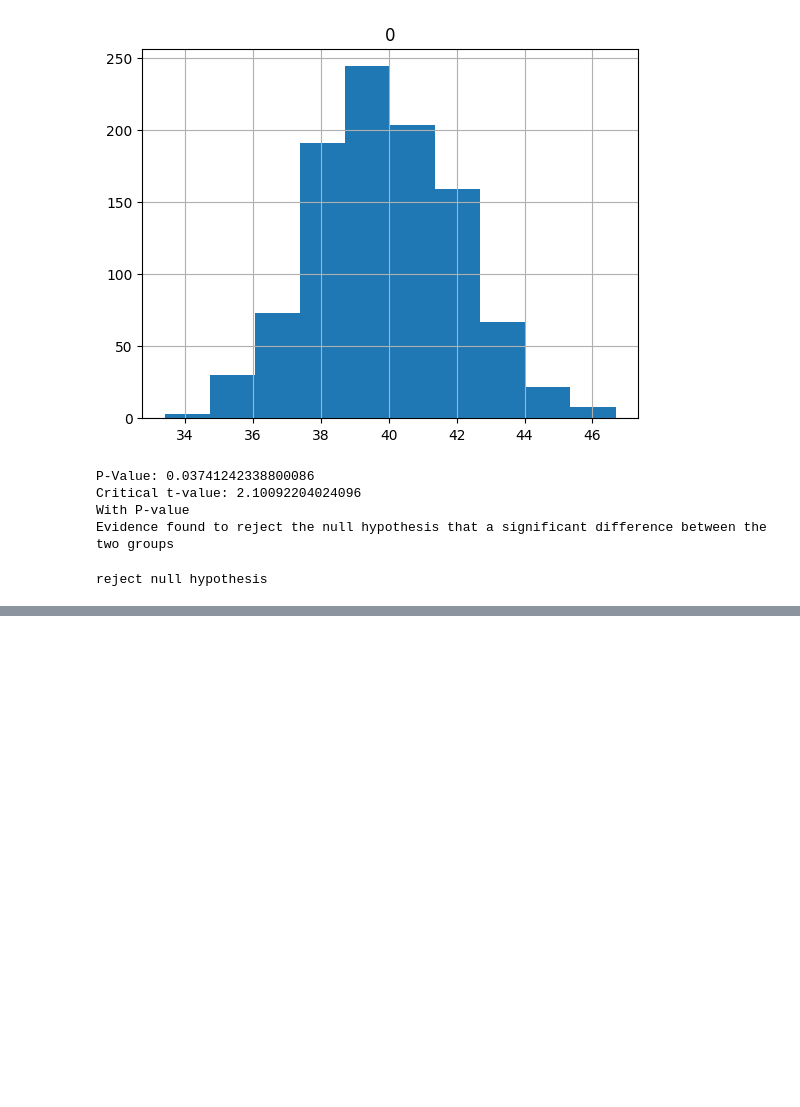
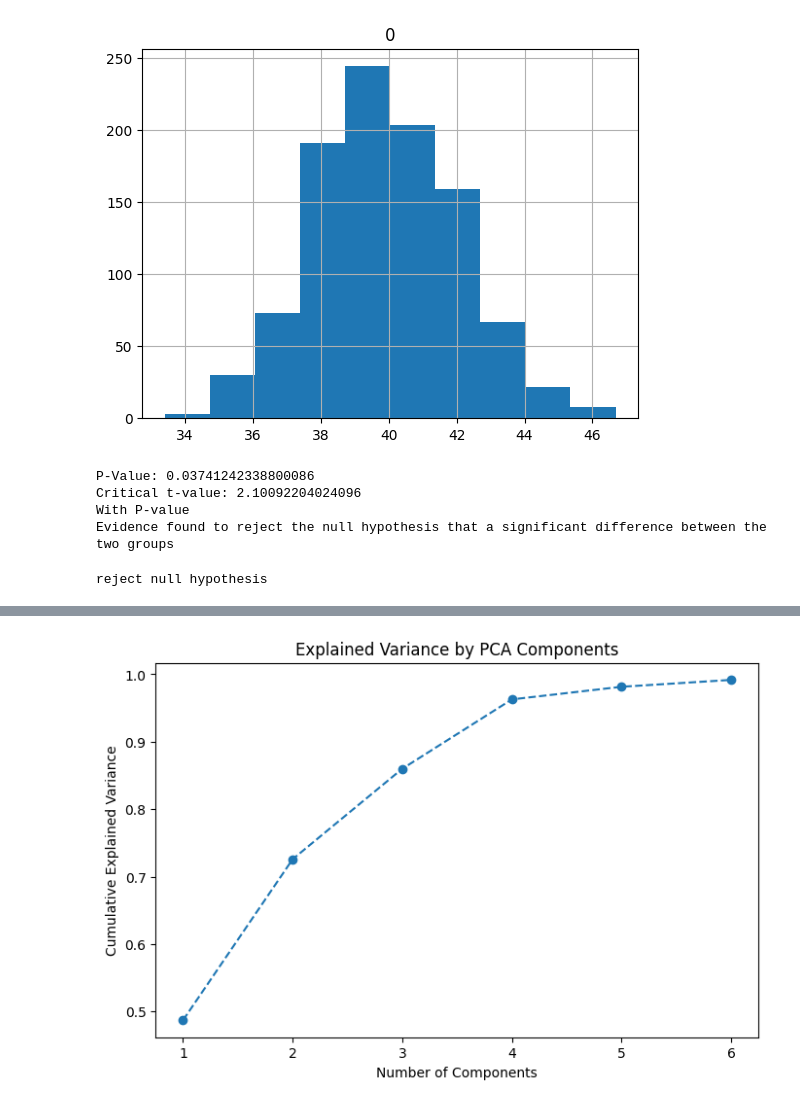
Before and after one commit to Aayush063/Foundation_of-_Data_Science, a Jupyter notebook: stats.ipynb, the cells around one changed output, grey strips where cells are left out. Drawn from its saved outputs; the diff is of its cells as text; code cells hidden in the pictures; blank space fills up the shorter version.

```diff
--- a/stats.ipynb
+++ b/stats.ipynb
@@ -280,0 +670,6 @@ reject null hypothesis
+# %%
+import pandas as pd
+
+# Load the dataset
+df = pd.read_csv("housing.csv")  # Replace with actual dataset path
+df.head(15)
@@ -280,0 +693,37 @@ reject null hypothesis
+# %%
+from sklearn.preprocessing import StandardScaler
+
+# Selecting numerical features
+numerical_features = df.select_dtypes(include=['float64', 'int64']).drop(columns=['median_house_value'], errors='ignore')  # Drop target if applicable
+
+# Standardizing the features
+scaler = StandardScaler()
+scaled_data = scaler.fit_transform(numerical_features)
+from sklearn.impute import SimpleImputer
+
+imputer = SimpleImputer(strategy="mean")  # You can also use "median" or "most_frequent"
+scaled_data = imputer.fit_transform(scaled_data)
+# manually
+from sklearn.decomposition import PCA
+
+# Choose the number of components
+pca = PCA(n_components=6)  # Adjust based on variance explained
+pca_features = pca.fit_transform(scaled_data)
+
+# Convert to DataFrame
+pca_df = pd.DataFrame(pca_features, columns=[f'PC{i+1}' for i in range(6)])
+
+
+import matplotlib.pyplot as plt
+
+explained_variance = pca.explained_variance_ratio_
+
+# Plot cumulative variance
+plt.figure(figsize=(8,5))
+plt.plot(range(1, len(explained_variance)+1), explained_variance.cumsum(), marker='o', linestyle='--')
+plt.xlabel("Number of Components")
+plt.ylabel("Cumulative Explained Variance")
+plt.title("Explained Variance by PCA Components")
+plt.show()
+# %% [output]
+[figure, added]
```
Also changed, not shown: parts of 19 cells of this notebook, 2 other files.
